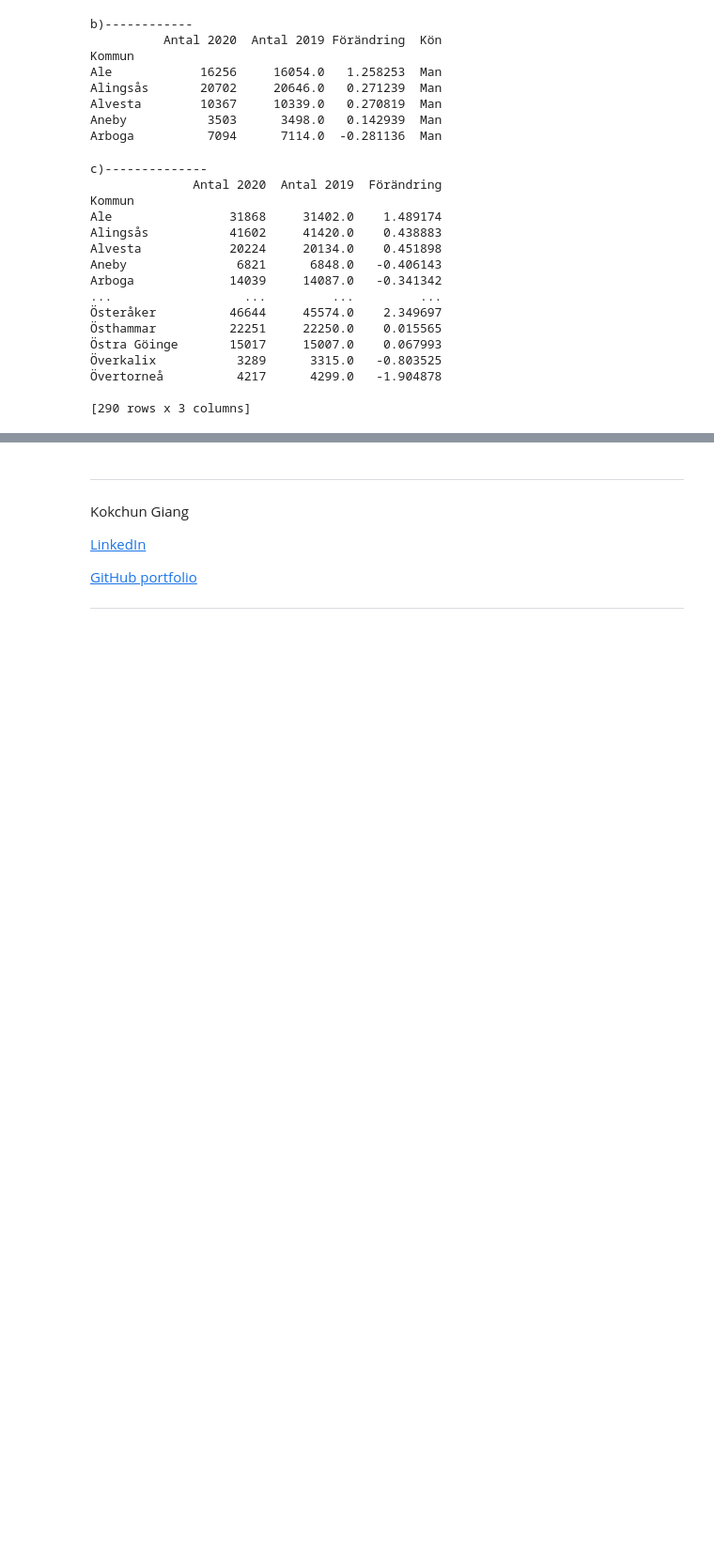
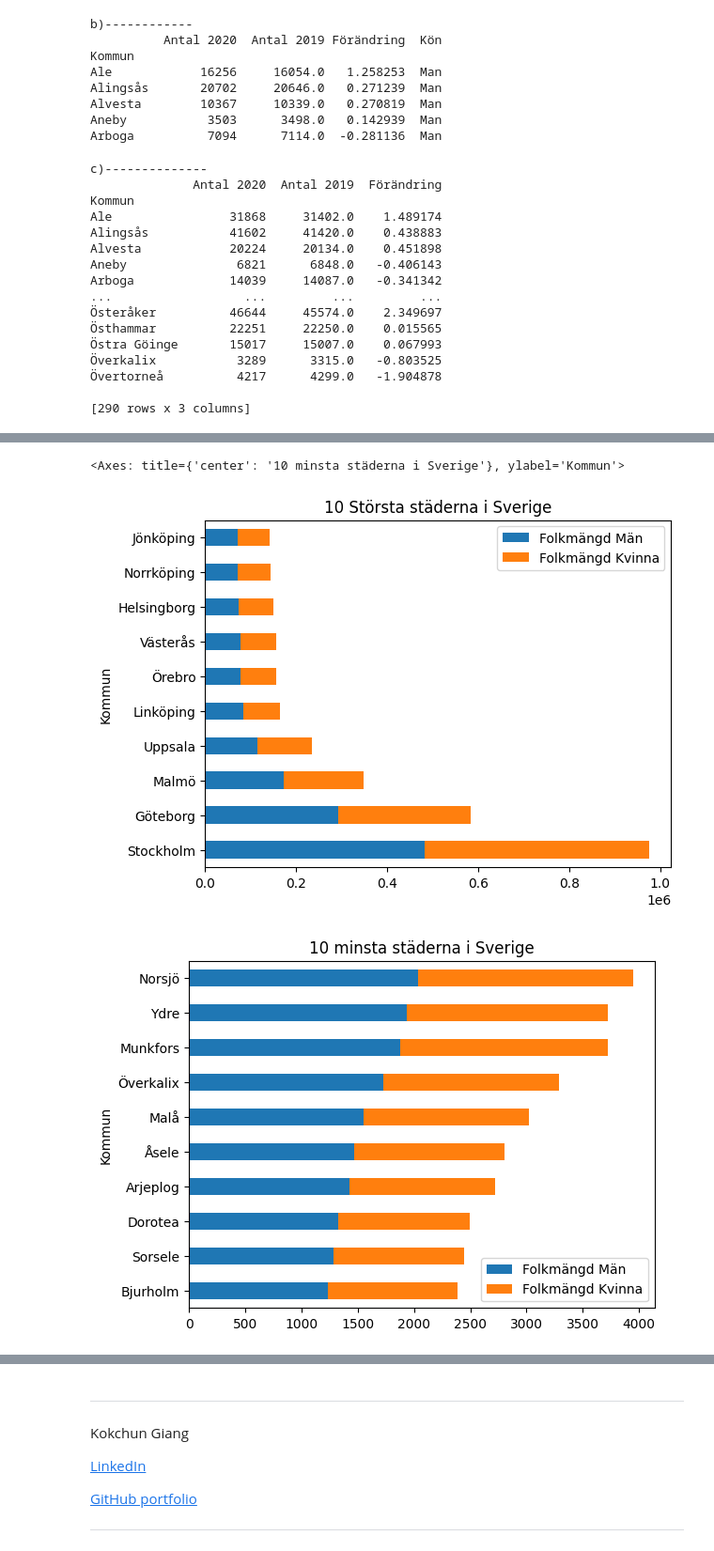
Before and after one commit to zoneme99/AI24-Databehandling-JC, a Jupyter notebook: Exercises/E00_pandas_basic_syntax.ipynb, the cells around one changed output, grey strips where cells are left out. Shown at 94% size. Saved outputs shown, nothing was run; the diff lists cells and outputs as text; code cells hidden in the pictures; blank space fills up the shorter version.

```diff
--- a/Exercises/E00_pandas_basic_syntax.ipynb
+++ b/Exercises/E00_pandas_basic_syntax.ipynb
@@ -442,5 +442,25 @@ part1 = pd.merge(man,df, on="Kommun")
 part2 = pd.merge(kvinna,df, on='Kommun')
 output = pd.concat([part2,part1])
 output = output.drop(columns=['Rang 2020','Rang 2019'])
-output.sort_values(by="Total Pop 2020", ascending=False)
+print("d)------------")
+print(output.sort_values(by="Total Pop 2020", ascending=False))
+print("e)------------")
+largest = output.sort_values(by="Total Pop 2020", ascending=False).head(20)
+smallest = output.sort_values(by="Total Pop 2020", ascending=True).head(20)
+smallest_man = smallest[smallest['Kön'] == 'Man']
+smallest_kvinna = smallest[smallest['Kön'] == 'Kvinna']
+largest_man = largest[largest['Kön'] == 'Man']
+largest_kvinna = largest[largest['Kön'] == 'Kvinna']
+
+plot_largest = pd.DataFrame({'Folkmängd Män': largest_man['Folkmängd 2020'], 'Folkmängd Kvinna': largest_kvinna['Folkmängd 2020']})
+plot_largest.plot(
+    kind = 'barh',
+    stacked = True,
+    title = '10 Största städerna i Sverige')
+
+plot_smallest = pd.DataFrame({'Folkmängd Män': smallest_man['Folkmängd 2020'], 'Folkmängd Kvinna': smallest_kvinna['Folkmängd 2020']})
+plot_smallest.plot(
+    kind = 'barh',
+    stacked = True,
+    title = '10 minsta städerna i Sverige')
 # %% [output]
@@ -460,0 +484,3 @@ output.sort_values(by="Total Pop 2020", ascending=False)
+<Axes: title={'center': '10 minsta städerna i Sverige'}, ylabel='Kommun'>
+[figure, added]
+[figure, added]
```
Also changed, not shown: parts of 3 cells of this notebook, 1 other file.
